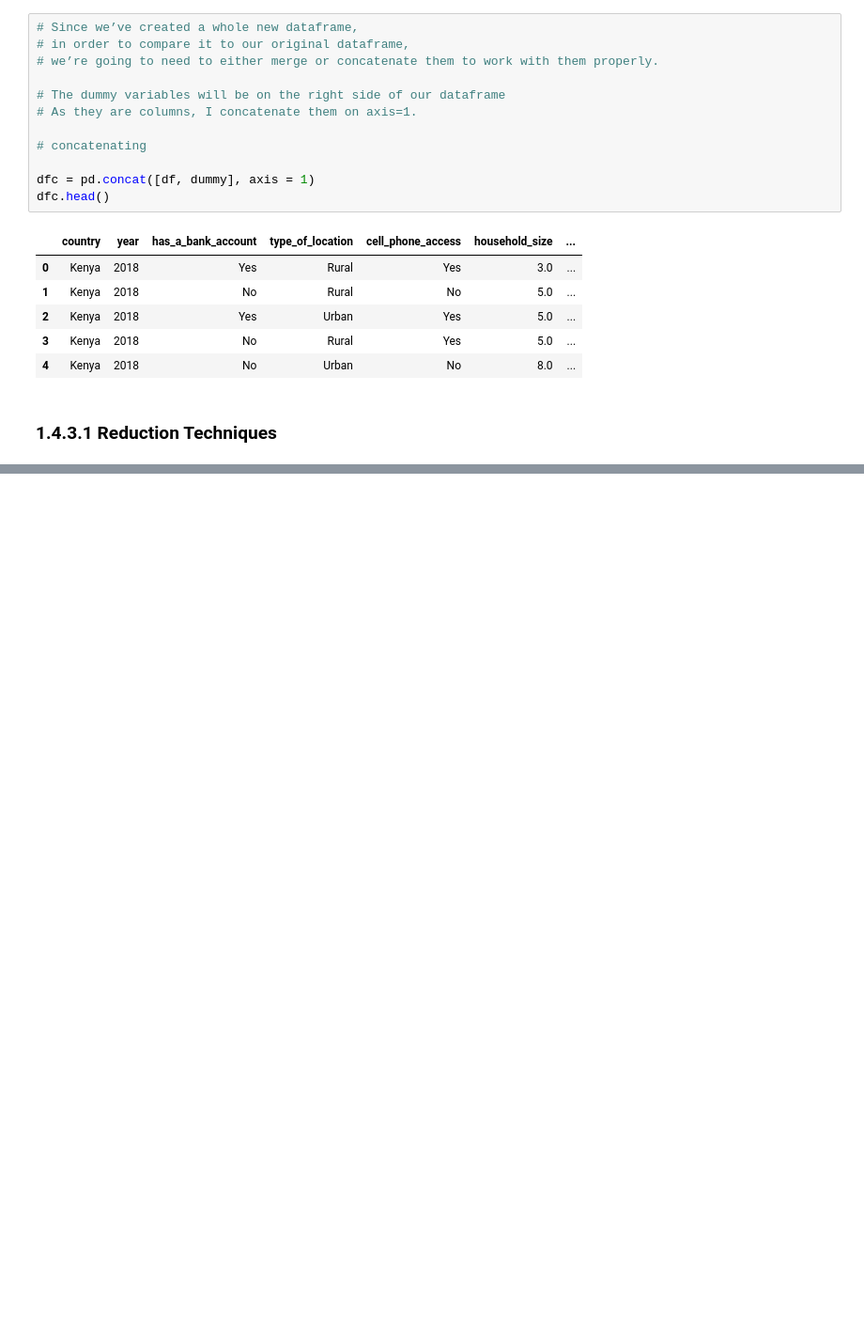
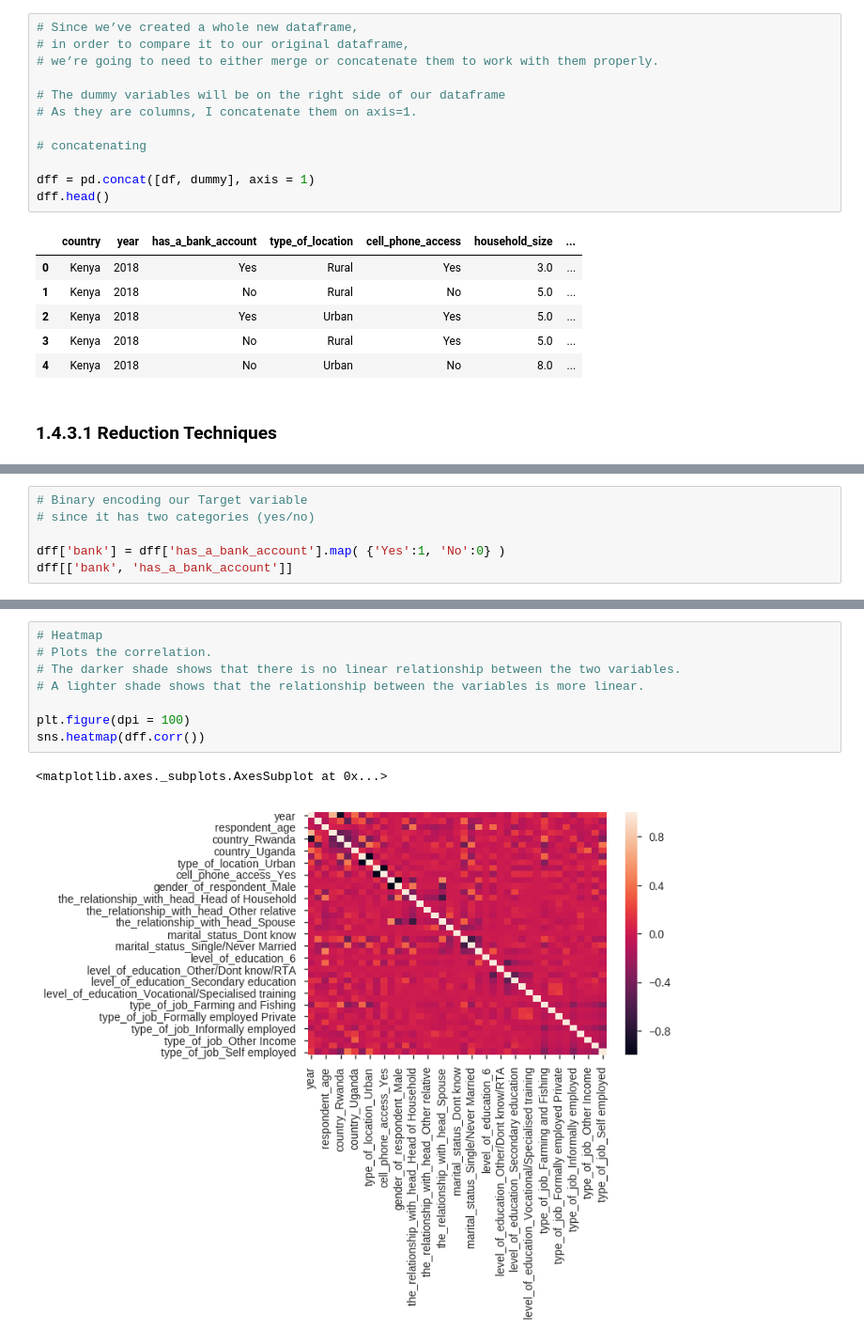
Before and after one commit to JOSEPHINEGEND/Predicting-Individuals-who-are-most-likely-to-have-or-use-a-bank-account-using-Python, a Jupyter notebook: Moringa_Data_Science_Core_W1_Independent_Project_2019_08_Josephine_Wanjiku_Python_Notebook.ipynb, the cells around one changed output, grey strips where cells are left out. Shown at 94% size. Saved outputs shown, nothing was run; the diff lists cells and outputs as text; blank space fills up the shorter version.

```diff
--- a/Moringa_Data_Science_Core_W1_Independent_Project_2019_08_Josephine_Wanjiku_Python_Notebook.ipynb
+++ b/Moringa_Data_Science_Core_W1_Independent_Project_2019_08_Josephine_Wanjiku_Python_Notebook.ipynb
@@ -1055,8 +1015,8 @@ dummy.head()
 
 # concatenating
 
-dfc = pd.concat([df, dummy], axis = 1)
-dfc.head()
+dff = pd.concat([df, dummy], axis = 1)
+dff.head()
 # %% [output]
 |  | country | year | has_a_bank_account | type_of_location | cell_phone_access | household_size | ... |
 | 0 | Kenya | 2018 | Yes | Rural | Yes | 3.0 | ... |
@@ -1081,0 +1294,6 @@ They go a step further to provide recommendations for effectively performing mul
+# %%
+# Binary encoding our Target variable
+# since it has two categories (yes/no)
+
+dff['bank'] = dff['has_a_bank_account'].map( {'Yes':1, 'No':0} )
+dff[['bank', 'has_a_bank_account']]
@@ -1081,0 +1389,11 @@ They go a step further to provide recommendations for effectively performing mul
+# %%
+# Heatmap
+# Plots the correlation.
+# The darker shade shows that there is no linear relationship between the two variables.
+# A lighter shade shows that the relationship between the variables is more linear.
+
+plt.figure(dpi = 100)
+sns.heatmap(dff.corr())
+# %% [output]
+<matplotlib.axes._subplots.AxesSubplot at 0x...>
+[figure, added]
```
Also changed, not shown: parts of 47 cells of this notebook.
